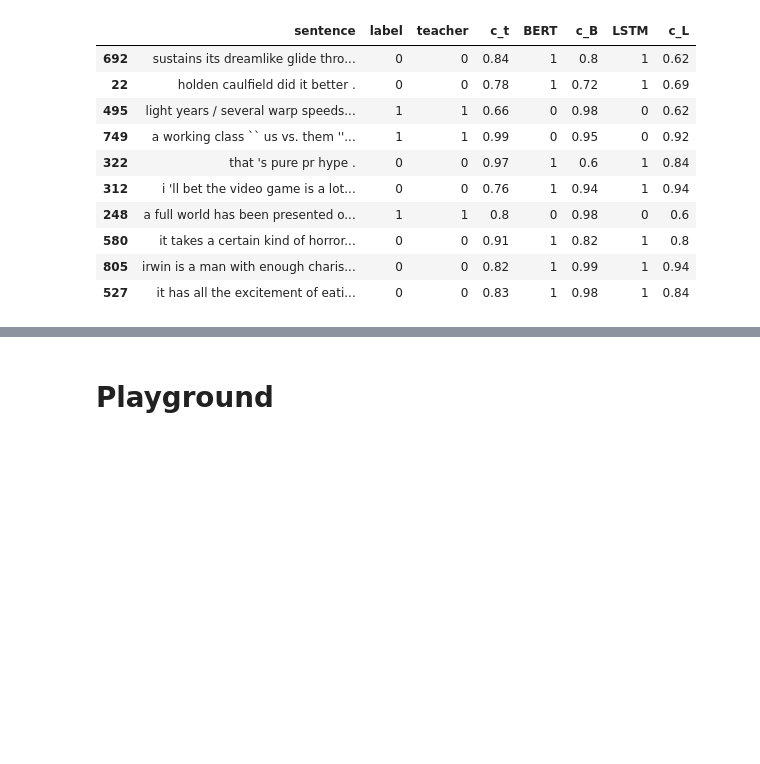
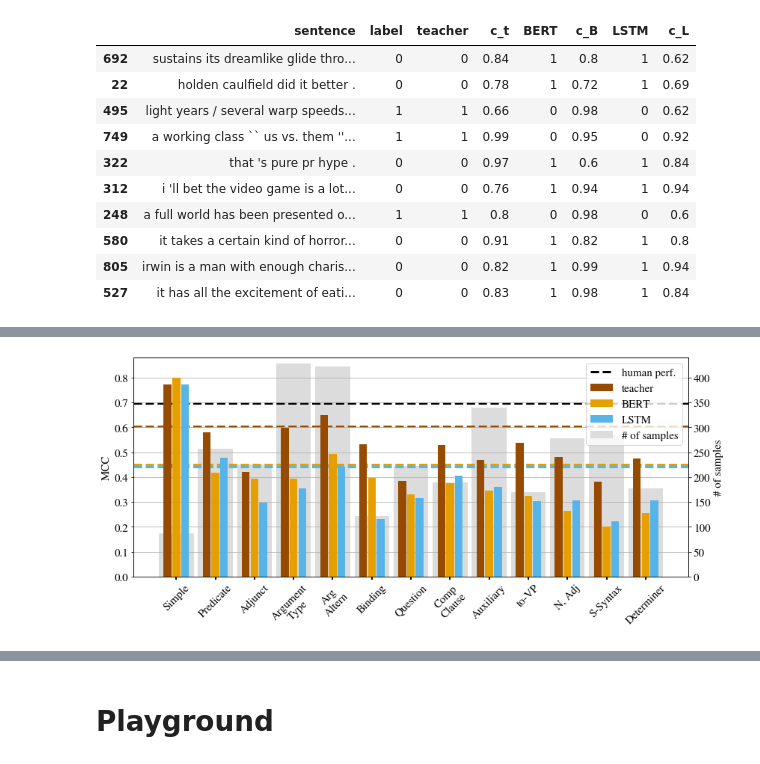
Before and after one commit to samsucik/knowledge-distil-bert, a Jupyter notebook: experiments/analysis/Prediction analysis.ipynb, the cells around one changed output, grey strips where cells are left out. Drawn from its saved outputs; the diff is of its cells as text; code cells hidden in the pictures; blank space fills up the shorter version.

Commit message:
Analyse CoLA predictions based on the grammatical annotations that come with CoLA.

```diff
--- a/experiments/analysis/Prediction analysis.ipynb
+++ b/experiments/analysis/Prediction analysis.ipynb
@@ -6,9 +6,11 @@ from scipy.special import softmax
 import pickle
 from sklearn.utils import shuffle
 import seaborn as sns
+from sklearn.metrics import matthews_corrcoef
 import matplotlib
-matplotlib.rcParams.update({'font.size': 15})
-
+matplotlib.rcParams.update({"font.size": 15,
+                            "font.family": "STIXGeneral",
+                            "mathtext.fontset": "cm"})
 pd.set_option('display.max_rows', None)
 pd.set_option('display.max_columns', None)
 pd.set_option('display.width', None)
@@ -22,6 +24,12 @@ class_names = {
     "SST-2": {0: "neg.", 1: "pos."},
     "Sara": {0: "affirm", 1: "ask_builder", 2: "ask_faq_channels", 3: "ask_faq_community_size", 4: "ask_faq_differencecorenlu", 5: "ask_faq_languages", 6: "ask_faq_opensource", 7: "ask_faq_platform", 8: "ask_faq_python_version", 9: "ask_faq_slots", 10: "ask_faq_tutorials", 11: "ask_faq_voice", 12: "ask_faq_what_is_forum", 13: "ask_how_contribute", 14: "ask_howbuilt", 15: "ask_howdoing", 16: "ask_howold", 17: "ask_isbot", 18: "ask_languagesbot", 19: "ask_question_in_forum", 20: "ask_restaurant", 21: "ask_time", 22: "ask_weather", 23: "ask_whatismyname", 24: "ask_whatisrasa", 25: "ask_whatspossible", 26: "ask_when_next_event", 27: "ask_wherefrom", 28: "ask_which_events", 29: "ask_whoami", 30: "ask_whoisit", 31: "ask_why_contribute", 32: "bye", 33: "canthelp", 34: "contact_sales", 35: "deny", 36: "enter_data", 37: "greet", 38: "handleinsult", 39: "how_to_get_started", 40: "human_handoff", 41: "install_rasa", 42: "next_step", 43: "nicetomeeyou", 44: "nlu_generation_tool_recommendation", 45: "nlu_info", 46: "out_of_scope", 47: "pipeline_recommendation", 48: "rasa_cost", 49: "react_negative", 50: "react_positive", 51: "signup_newsletter", 52: "source_code", 53: "switch", 54: "technical_question", 55: "telljoke", 56: "thank"}
 }
+model_colours = { # http://mkweb.bcgsc.ca/colorblind/
+    "teacher": (150, 75, 0), # brown (0, 0, 0), # black
+    "LSTM": (86, 180, 233), # sky blue
+    "BERT": (230, 159, 0), # orange
+}
+model_colours = {name: np.array(c)/255 for name, c in model_colours.items()}
 # %%
 def colourcode_confidences(data):
     minimum = data[["c_t", "c_B", "c_L"]].min()
@@ -308,0 +366,41 @@ colourcode_confidences(data)
+# %%
+cols_major_nice = ["Simple", "Predicate", "Adjunct", "Argument\nType", "Arg\nAltern", "Binding", "Question", "Comp\nClause", "Auxiliary", "to-VP", "N, Adj", "S-Syntax", "Determiner"]
+fig = plt.figure(figsize=(12, 5.5))
+ax = plt.gca()
+ax2 = ax.twinx()
+xticks = np.arange(len(cols_major))
+results = {}
+amounts = {}
+N = len(data)
+for i, model_type in enumerate(model_types):
+    results[model_type] = []
+    pred_col = "pred_" + model_type
+    for c in cols_major:
+        rows = data[data["annot_major"].apply(lambda r: c in r)]
+        amounts[c] = len(rows)
+        mcc = matthews_corrcoef(rows["label"], rows[pred_col])
+        results[model_type].append(mcc)
+    ax.bar(xticks*4.5-1+i, results[model_type], width=0.9, color=model_colours[model_type], zorder=2, label=model_type)
+    mcc = matthews_corrcoef(data["label"], data[pred_col])
+    ax.axhline(mcc, linestyle="--", lw=3, zorder=0, c=model_colours[model_type])
+ax2.bar(xticks*4.5, [amounts[c] for c in cols_major], width=4, zorder=1, color=[220/255]*3, label="# of samples")
+ax.axhline(0.697, label="human perf.", linestyle="--", lw=3, zorder=0, c="black")
+ax.set_zorder(ax2.get_zorder()+1)
+ax.patch.set_visible(False)
+ax.set_xticks(xticks*4.5)
+ax.set_xticklabels(cols_major_nice)
+ax.set_ylabel("MCC")
+ax.set_ylim(0,0.88)
+ax2.set_ylim(0,440)
+ax2.set_ylabel("# of samples")
+lines, labels = ax.get_legend_handles_labels()
+lines2, labels2 = ax2.get_legend_handles_labels()
+ax.legend(lines + lines2, labels + labels2, loc=0)
+ax.tick_params(axis="x", length=4, width=2, rotation=45)
+ax.grid(axis="y")
+ax.set_axisbelow(True)
+plt.tight_layout()
+plt.show()
+fig.savefig("img/CoLA-annots_major.png")
+# %% [output]
+[figure, added]
```
Also changed, not shown: parts of 4 cells of this notebook, 10 other files.
